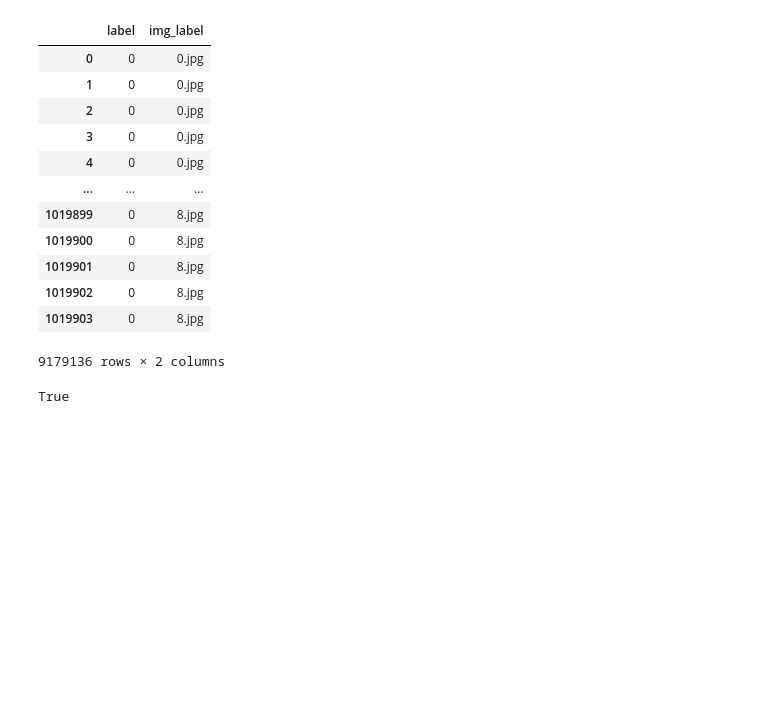
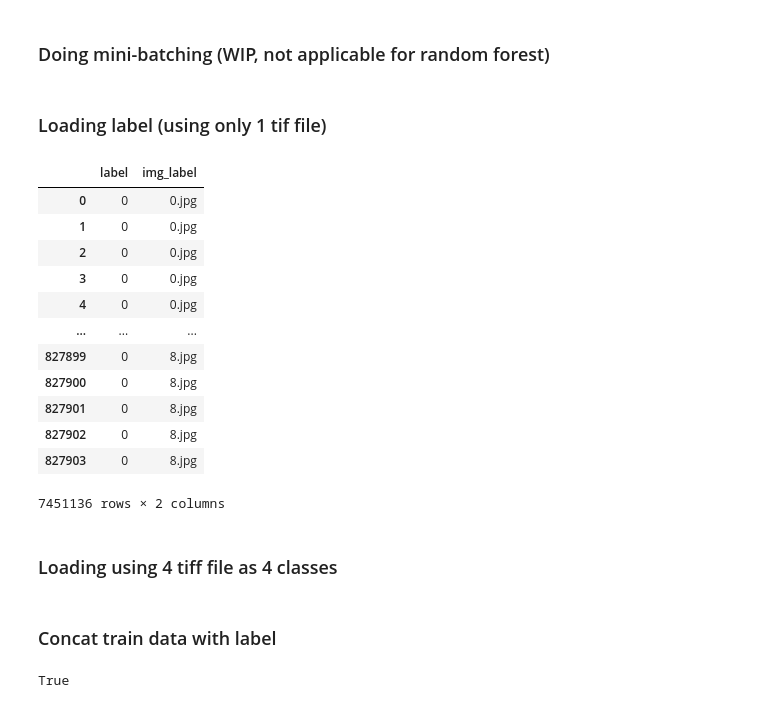
Before and after one commit to suracI-invert/xla-segmentation, a Jupyter notebook: sandstone_test.ipynb, the cells around one changed output. Saved outputs shown, nothing was run; the diff lists cells and outputs as text; code cells hidden in the pictures; blank space fills up the shorter version.

```diff
--- a/sandstone_test.ipynb
+++ b/sandstone_test.ipynb
@@ -165,3 +168,11 @@ def feature_engineering(img, img_name, inferrence= False):
         df = df.drop('img', axis= 1)
 
     return df
+# %%
+def crop_center(img, crop_amount= 100):
+    center = img.shape
+    w = center[1] - 100
+    h = center[0] - 100
+    x = center[1]/2 + 10 - w/2
+    y = center[0]/2 + 5 - h/2
+    return img[int(y):int(y+h), int(x):int(x+w)]
@@ -174,6 +187,7 @@ _, train_img = cv2.imreadmulti(train_path, [])
 for img_name, img in enumerate(train_img):
     img_name = str(img_name) + '.jpg'
     print(f'Loading {img_name}')
+    img = crop_center(img)
     df = feature_engineering(img, img_name)
     train_df = pd.concat([train_df, df])
 train_df
@@ -191,0 +217,2 @@ Error:
+# %% [markdown]
+### Doing mini-batching (WIP, not applicable for random forest)
@@ -192,31 +231,37 @@ Error:
+# %% [markdown]
+### Loading label (using only 1 tif file)
 # %%
 train_label_df = pd.DataFrame()
 train_label_path = './labels/label.tif'
 # %%
 
 
 _, train_label_img = cv2.imreadmulti(train_label_path, [])
 
 for label_name, label_img in enumerate(train_label_img):
     label_name = str(label_name) + '.jpg'
     df = pd.DataFrame()
 
+    label_img = crop_center(label_img)
+
     df['label'] = label_img.reshape(-1)
     df['img_label'] = label_name
 
     train_label_df = pd.concat([train_label_df, df])
 train_label_df
 # %% [output]
 |  | label | img_label |
 | 0 | 0 | 0.jpg |
 | 1 | 0 | 0.jpg |
 | 2 | 0 | 0.jpg |
 | 3 | 0 | 0.jpg |
 | 4 | 0 | 0.jpg |
 | ... | ... | ... |
-| 1019899 | 0 | 8.jpg |
-| 1019900 | 0 | 8.jpg |
-| 1019901 | 0 | 8.jpg |
-| 1019902 | 0 | 8.jpg |
-| 1019903 | 0 | 8.jpg |
+| 827899 | 0 | 8.jpg |
+| 827900 | 0 | 8.jpg |
+| 827901 | 0 | 8.jpg |
+| 827902 | 0 | 8.jpg |
+| 827903 | 0 | 8.jpg |
-9179136 rows × 2 columns
+7451136 rows × 2 columns
+# %% [markdown]
+### Loading using 4 tiff file as 4 classes
@@ -223,3 +288,5 @@ train_label_df
+# %% [markdown]
+### Concat train data with label
 # %%
 data_df = pd.concat([train_df, train_label_df], axis= 1)
 
```
Also changed, not shown: parts of 33 cells of this notebook, 4 other files.
